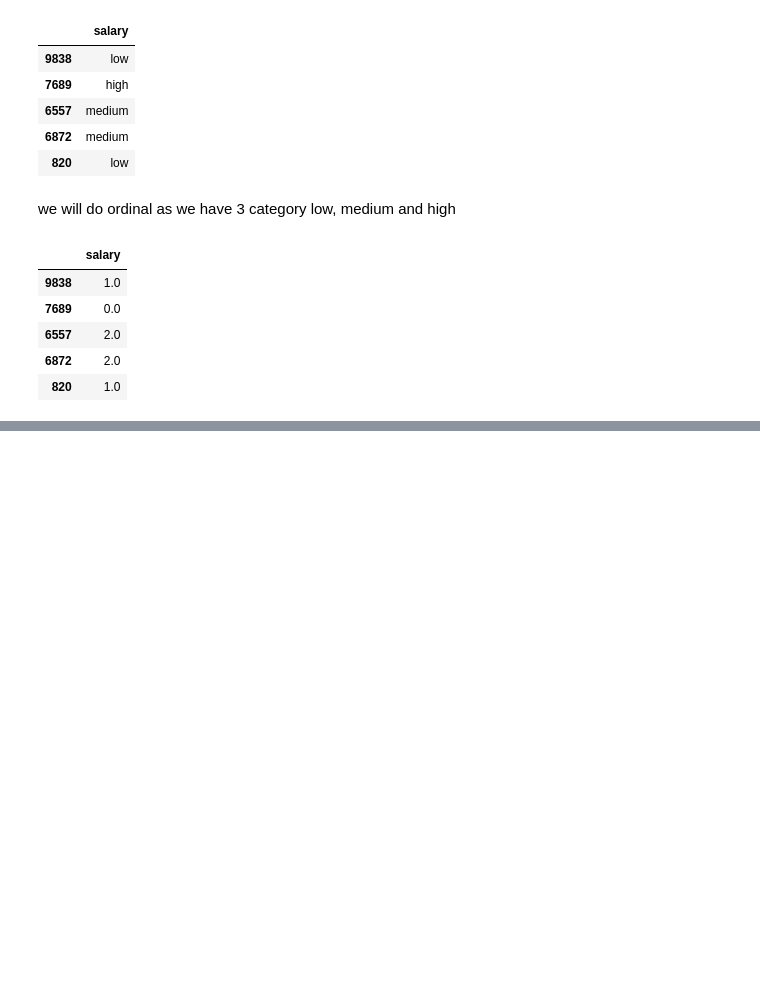
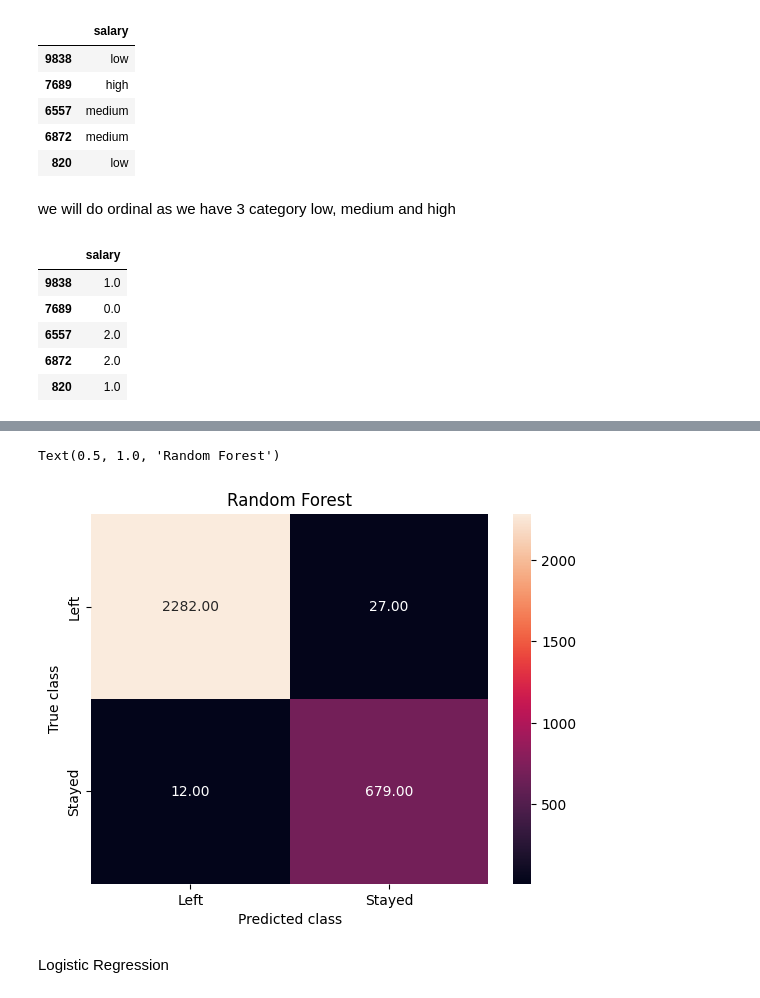
Before and after one commit to ebythomas23/Employee_Turnover_Prediction, a Jupyter notebook: notebooks/01_end_to_end.ipynb, the cells around one changed output, grey strips where cells are left out. Cells and saved outputs as stored; diff of their text form; code cells hidden in the pictures; blank space fills up the shorter version.

Commit message:
modelling completed

```diff
--- a/notebooks/01_end_to_end.ipynb
+++ b/notebooks/01_end_to_end.ipynb
@@ -162,0 +277,6 @@ numeric attributes  we need to do scaling
+# %%
+from sklearn.feature_selection import RFE
+from sklearn.linear_model import LogisticRegression
+feature_selection = Pipeline([
+
+                     ("feature_selection" ,RFE(LogisticRegression(),n_features_to_select=10))])
@@ -162,0 +287,4 @@ numeric attributes  we need to do scaling
+# %%
+log_reg = make_pipeline(preprocessing,feature_selection,LogisticRegression())
+
+log_reg.fit(X_train,y_train)
@@ -162,0 +335,9 @@ numeric attributes  we need to do scaling
+# %%
+from sklearn.ensemble import RandomForestClassifier
+
+rf_clf = make_pipeline(preprocessing,
+                       feature_selection,
+                       RandomForestClassifier(random_state=42)
+
+                       )
+rf_clf.fit(X_train,y_train)
@@ -162,0 +372,4 @@ numeric attributes  we need to do scaling
+# %%
+rf_y_pred = rf_clf.predict(X_test)
+
+print('Logistic regression accuracy ',accuracy_score(y_test,rf_y_pred))
@@ -162,0 +400,13 @@ numeric attributes  we need to do scaling
+# %%
+from sklearn.metrics import confusion_matrix
+import seaborn as sns
+foresst_cm = confusion_matrix(rf_y_pred,y_test)
+sns.heatmap(foresst_cm, annot=True, fmt='.2f',xticklabels = ["Left", "Stayed"] , yticklabels = ["Left", "Stayed"] )
+plt.ylabel('True class')
+plt.xlabel('Predicted class')
+plt.title('Random Forest')
+# %% [output]
+Text(0.5, 1.0, 'Random Forest')
+[figure, added]
+# %% [markdown]
+Logistic Regression
```
Also changed, not shown: parts of 49 cells of this notebook.
